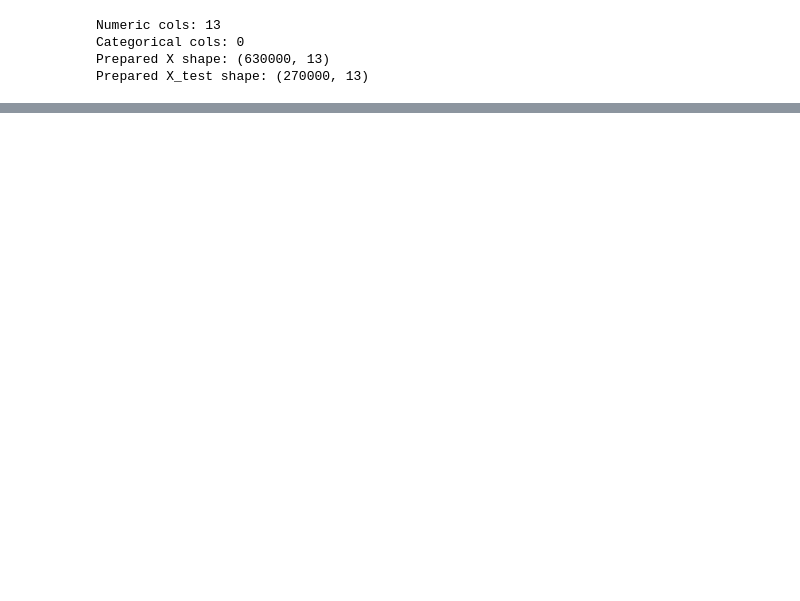
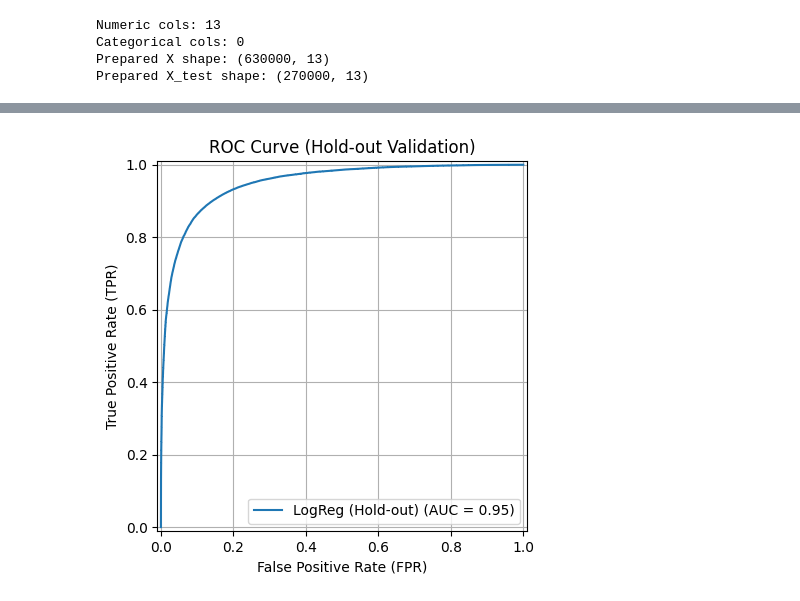
Before and after one commit to Dilshan7542/CI-Assigment, a Jupyter notebook: assignment-dilshan.ipynb, the cells around one changed output, grey strips where cells are left out. Drawn from its saved outputs; the diff is of its cells as text; code cells hidden in the pictures; blank space fills up the shorter version.

```diff
--- a/assignment-dilshan.ipynb
+++ b/assignment-dilshan.ipynb
@@ -433,0 +396,18 @@ OOF ROC-AUC: 0.95539850047637
+# %%
+# ---- ROC Curve (Hold-out) ----
+val_probs = clf.predict_proba(X_val)[:, 1]
+# %%
+RocCurveDisplay.from_predictions(
+    y_val,
+    val_probs,
+    name="LogReg (Hold-out)"
+)
+
+plt.title("ROC Curve (Hold-out Validation)")
+plt.xlabel("False Positive Rate (FPR)")
+plt.ylabel("True Positive Rate (TPR)")
+plt.legend(loc="lower right")
+plt.grid(True)
+plt.show()
+# %% [output]
+[figure, added]
```
Also changed, not shown: parts of 31 cells of this notebook.
